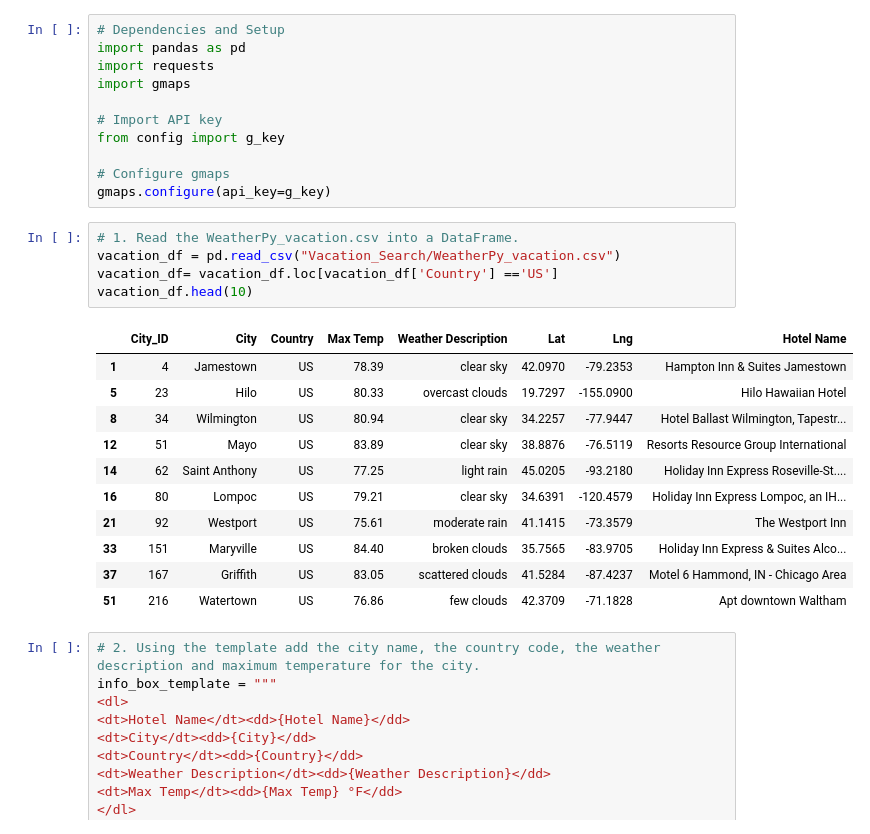
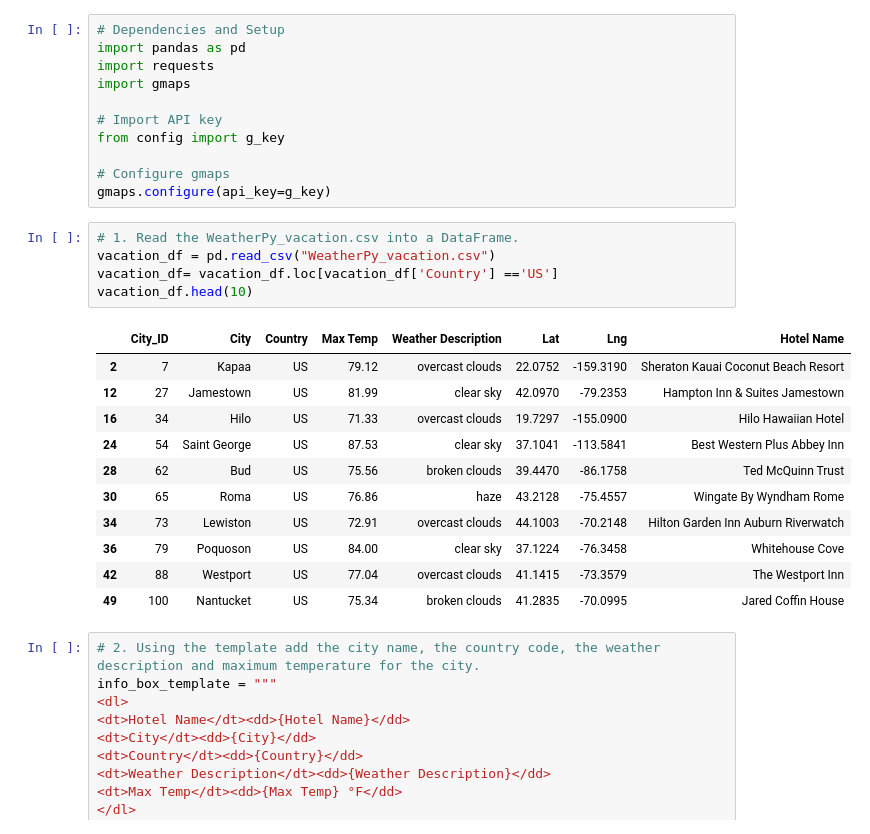
Before and after one commit to PaulWGutierrez/World_Weather_Analysis, a Jupyter notebook: Vacation_Itinerary/Vacation_Itinerary.ipynb, the cells around one changed output. Saved outputs shown, nothing was run; the diff lists cells and outputs as text.

```diff
--- a/Vacation_Itinerary/Vacation_Itinerary.ipynb
+++ b/Vacation_Itinerary/Vacation_Itinerary.ipynb
@@ -13,21 +13,21 @@ from config import g_key
 gmaps.configure(api_key=g_key)
 # %%
 # 1. Read the WeatherPy_vacation.csv into a DataFrame.
-vacation_df = pd.read_csv("Vacation_Search/WeatherPy_vacation.csv")
+vacation_df = pd.read_csv("WeatherPy_vacation.csv")
 vacation_df= vacation_df.loc[vacation_df['Country'] =='US']
 vacation_df.head(10)
 # %% [output]
 |  | City_ID | City | Country | Max Temp | Weather Description | Lat | Lng | Hotel Name |
-| 1 | 4 | Jamestown | US | 78.39 | clear sky | 42.0970 | -79.2353 | Hampton Inn & Suites Jamestown |
-| 5 | 23 | Hilo | US | 80.33 | overcast clouds | 19.7297 | -155.0900 | Hilo Hawaiian Hotel |
-| 8 | 34 | Wilmington | US | 80.94 | clear sky | 34.2257 | -77.9447 | Hotel Ballast Wilmington, Tapestr... |
-| 12 | 51 | Mayo | US | 83.89 | clear sky | 38.8876 | -76.5119 | Resorts Resource Group International |
-| 14 | 62 | Saint Anthony | US | 77.25 | light rain | 45.0205 | -93.2180 | Holiday Inn Express Roseville-St.... |
-| 16 | 80 | Lompoc | US | 79.21 | clear sky | 34.6391 | -120.4579 | Holiday Inn Express Lompoc, an IH... |
-| 21 | 92 | Westport | US | 75.61 | moderate rain | 41.1415 | -73.3579 | The Westport Inn |
-| 33 | 151 | Maryville | US | 84.40 | broken clouds | 35.7565 | -83.9705 | Holiday Inn Express & Suites Alco... |
-| 37 | 167 | Griffith | US | 83.05 | scattered clouds | 41.5284 | -87.4237 | Motel 6 Hammond, IN - Chicago Area |
-| 51 | 216 | Watertown | US | 76.86 | few clouds | 42.3709 | -71.1828 | Apt downtown Waltham |
+| 2 | 7 | Kapaa | US | 79.12 | overcast clouds | 22.0752 | -159.3190 | Sheraton Kauai Coconut Beach Resort |
+| 12 | 27 | Jamestown | US | 81.99 | clear sky | 42.0970 | -79.2353 | Hampton Inn & Suites Jamestown |
+| 16 | 34 | Hilo | US | 71.33 | overcast clouds | 19.7297 | -155.0900 | Hilo Hawaiian Hotel |
+| 24 | 54 | Saint George | US | 87.53 | clear sky | 37.1041 | -113.5841 | Best Western Plus Abbey Inn |
+| 28 | 62 | Bud | US | 75.56 | broken clouds | 39.4470 | -86.1758 | Ted McQuinn Trust |
+| 30 | 65 | Roma | US | 76.86 | haze | 43.2128 | -75.4557 | Wingate By Wyndham Rome |
+| 34 | 73 | Lewiston | US | 72.91 | overcast clouds | 44.1003 | -70.2148 | Hilton Garden Inn Auburn Riverwatch |
+| 36 | 79 | Poquoson | US | 84.00 | clear sky | 37.1224 | -76.3458 | Whitehouse Cove |
+| 42 | 88 | Westport | US | 77.04 | overcast clouds | 41.1415 | -73.3579 | The Westport Inn |
+| 49 | 100 | Nantucket | US | 75.34 | broken clouds | 41.2835 | -70.0995 | Jared Coffin House |
 # %%
 # 2. Using the template add the city name, the country code, the weather description and maximum temperature for the city.
 info_box_template = """
```
Also changed, not shown: parts of 4 cells of this notebook, 12 other files.
